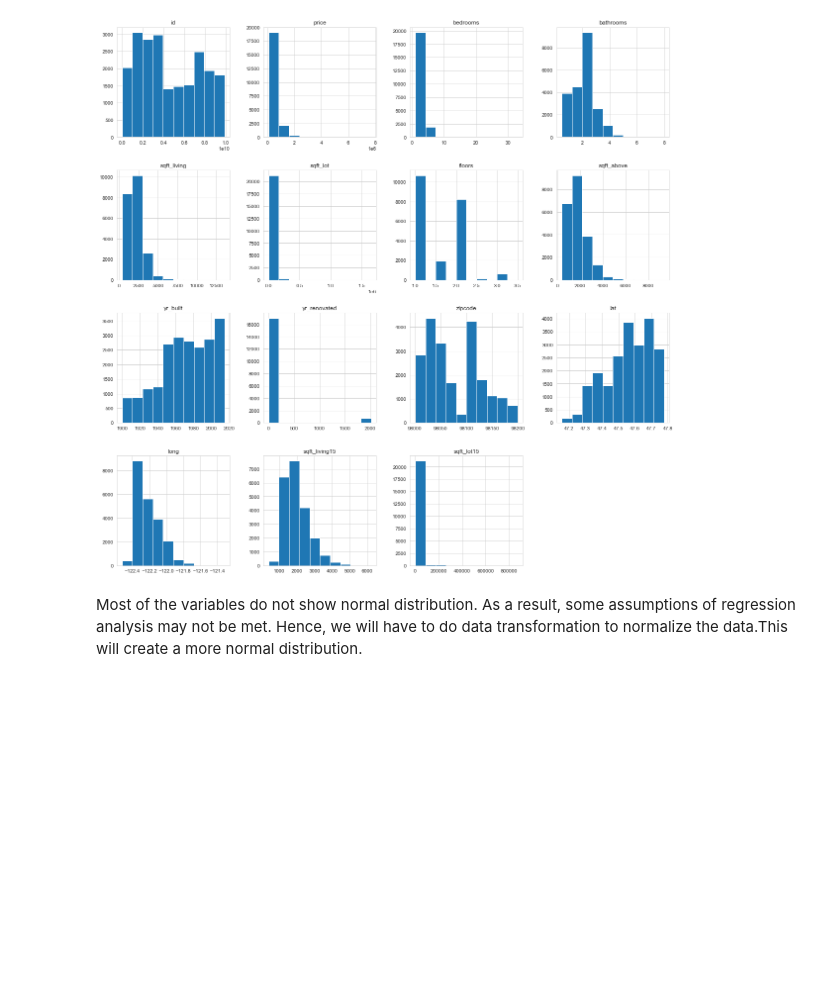
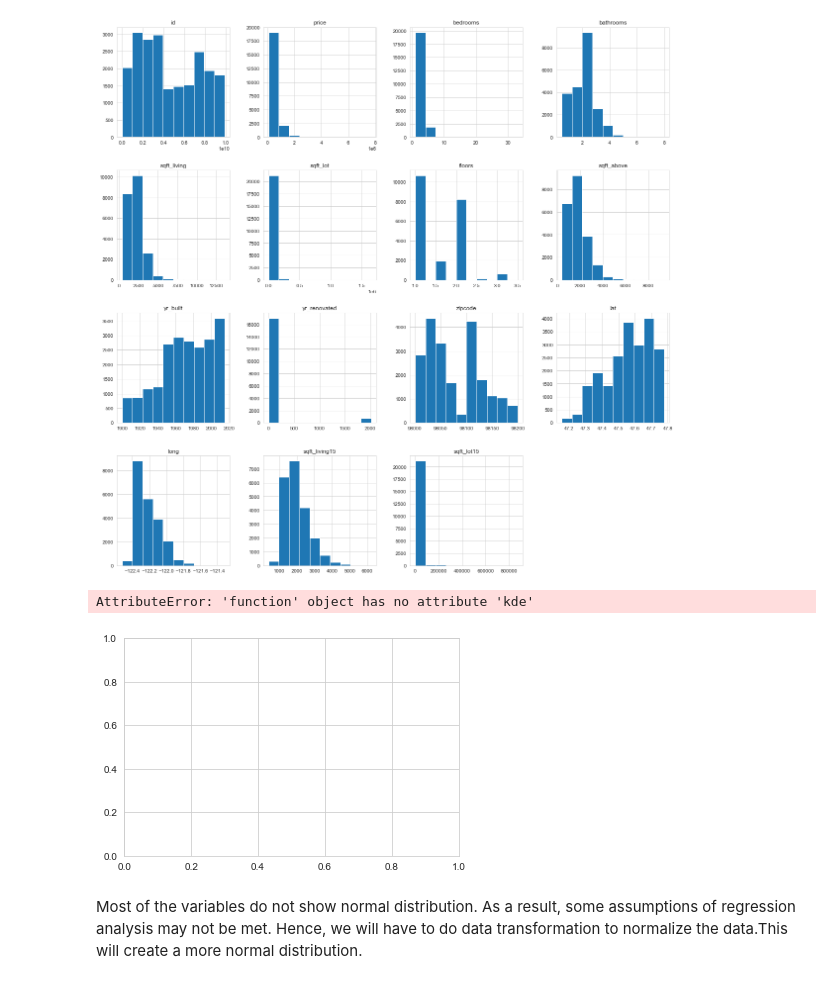
Before and after one commit to CliffShitote/Phase-2-Project-group-2.3, a Jupyter notebook: student.ipynb, the cells around one changed output. Drawn from its saved outputs; the diff is of its cells as text; code cells hidden in the pictures; blank space fills up the shorter version.

```diff
--- a/student.ipynb
+++ b/student.ipynb
@@ -166,6 +166,16 @@ def histo(df):
 histo(df);
 # %% [output]
 [figure]
+# %%
+fig, ax = plt.subplots()
+plt.plot.kde(data=df, ax=ax, legend=False, title='Histogram: A vs. B')
+plt.plot.hist(data=df, density=True, ax=ax)
+ax.set_ylabel('Probability')
+ax.grid(axis='y')
+ax.set_facecolor('#d8dcd6')
+# %% [output]
+AttributeError: 'function' object has no attribute 'kde'
+[figure, added]
 # %% [markdown]
 Most of the variables do not show normal distribution. As a result, some assumptions of regression analysis may not be met. Hence, we will have to do data transformation to normalize the data.This will create a more normal distribution.
 # %% [markdown]
```
Also changed, not shown: parts of 5 cells of this notebook.
